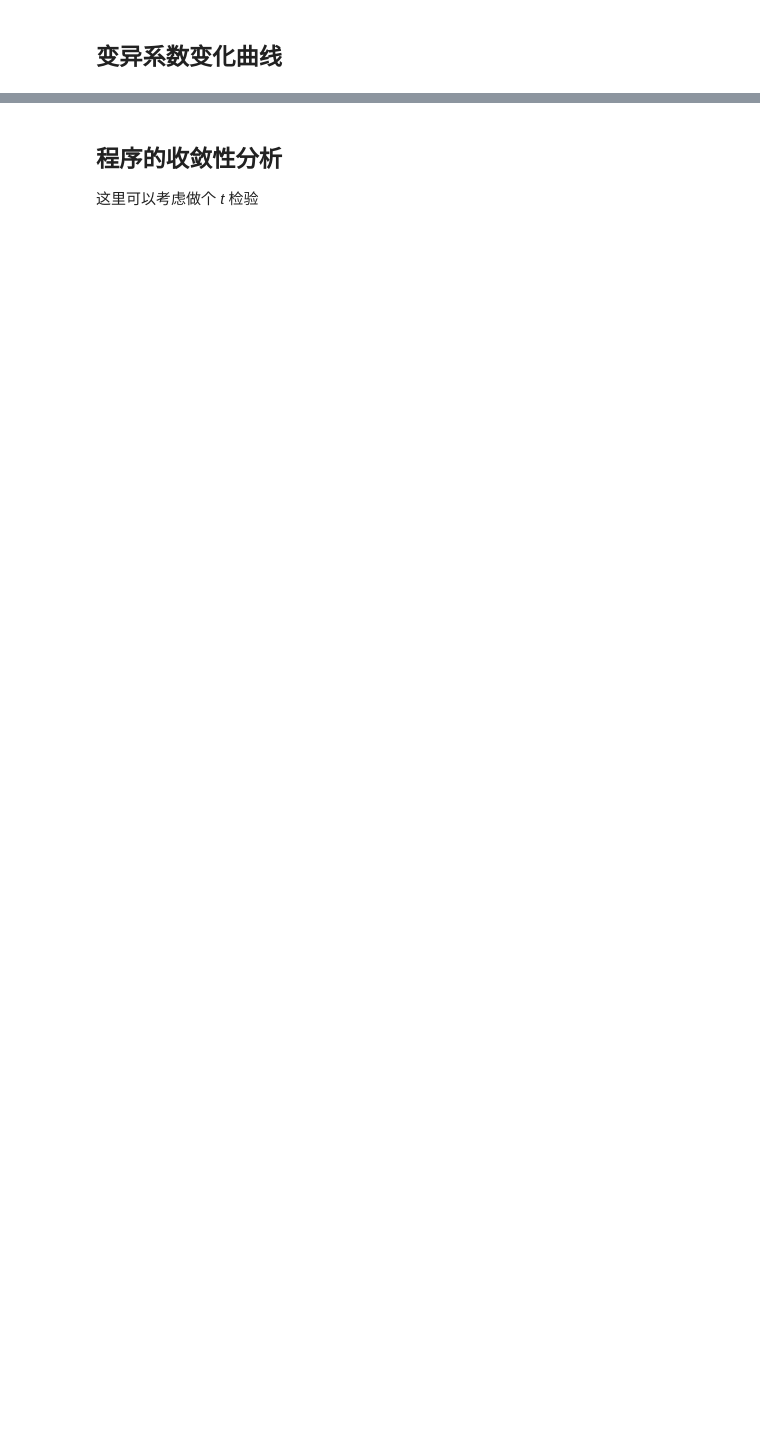
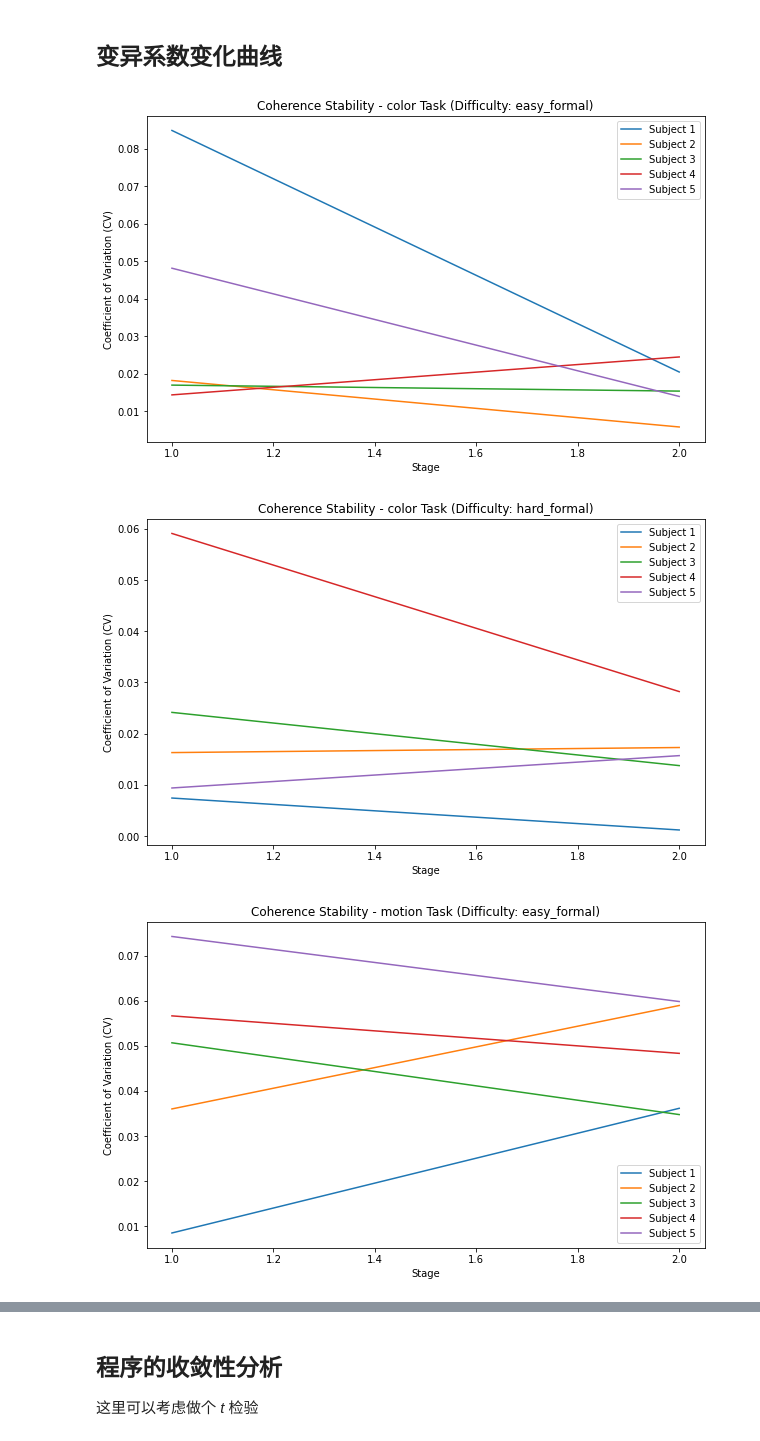
Before and after one commit to Wsy122/Self_Prioritization_Expt, a Jupyter notebook: 3_Analysis/3_2_pilot_expt_v3/program_test.ipynb, the cells around one changed output, grey strips where cells are left out. Cells and saved outputs as stored; diff of their text form; code cells hidden in the pictures; blank space fills up the shorter version.

```diff
--- a/3_Analysis/3_2_pilot_expt_v3/program_test.ipynb
+++ b/3_Analysis/3_2_pilot_expt_v3/program_test.ipynb
@@ -110,22 +127,51 @@ plt.show()
 ## 变异系数变化曲线
 # %%
 # 将实验分为多个阶段
-num_stages = 4  # 分为4个阶段
-data['stage'] = pd.cut(data['trial_number'], bins=num_stages, labels=np.arange(1, num_stages + 1))
+num_stages = 2  # 分为2个阶段，前期与后期
+df['stage'] = pd.cut(df['trial_num'], bins=num_stages, labels=np.arange(1, num_stages + 1))
+
+# 假设'motion'任务的相干性变量名为'coherence'，'color'任务的相干性变量名为'target_color_proportion'
+# 可以根据实际情况修改这个映射关系
+coherence_var_mapping = {
+   'motion': 'coherence',
+    'color': 'target_color_proportion'
+}
 
 # 计算每个阶段的变异系数
-cv_data = data.groupby(['subject_id', 'stage'])['coherence_level'].agg(
-    mean='mean',
-    std='std'
-).reset_index()
-cv_data['cv'] = cv_data['std'] / cv_data['mean']
+cv_data_list = []
+for task_type in coherence_var_mapping.keys():
+    var_name = coherence_var_mapping[task_type]
+    temp_cv_data = df.groupby(['Participant_ID','stage', 'judge_type', 'difficulty'])[var_name].agg(
+        mean='mean',
+        std='std'
+    ).reset_index()
+    temp_cv_data['cv'] = temp_cv_data['std'] / temp_cv_data['mean']
+    cv_data_list.append(temp_cv_data)
+cv_data = pd.concat(cv_data_list)
 
-# 绘制变异系数变化曲线
-for subject_id, subject_data in cv_data.groupby('subject_id'):
-    plt.plot(subject_data['stage'], subject_data['cv'], label=f'Subject {subject_id}')
+# 提取不同的任务类型、难度和被试ID
+task_types = cv_data['judge_type'].unique()
+difficulties = cv_data['difficulty'].unique()
+subject_ids = cv_data['Participant_ID'].unique()
 
-plt.xlabel('Stage')
-plt.ylabel('Coefficient of Variation (CV)')
-plt.title('Coherence Level Stability')
-plt.legend()
-plt.show()
+# 遍历不同的任务类型
+for task_type in task_types:
+    # 遍历不同的难度
+    for difficulty in difficulties:
+        plt.figure(figsize=(10, 6))
+        # 遍历不同的被试
+        for subject_id in subject_ids:
+            subset_data = cv_data[(cv_data['judge_type'] == task_type) &
+                                  (cv_data['difficulty'] == difficulty) &
+                                  (cv_data['Participant_ID'] == subject_id)]
+            if not subset_data.empty:
+                plt.plot(subset_data['stage'], subset_data['cv'], label=f'Subject {subject_id}')
+        plt.xlabel('Stage')
+        plt.ylabel('Coefficient of Variation (CV)')
+        plt.title(f'Coherence Stability - {task_type} Task (Difficulty: {difficulty})')
+        plt.legend()
+        plt.show()
+# %% [output]
+[figure, added]
+[figure, added]
+[figure, added]
```
Also changed, not shown: parts of 7 cells of this notebook, 19 other files.
